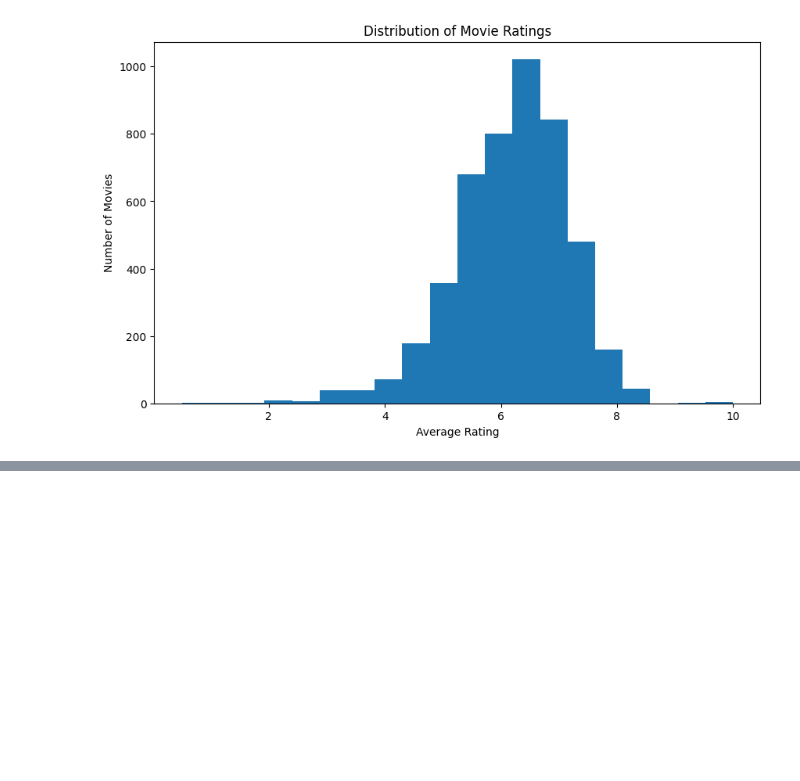
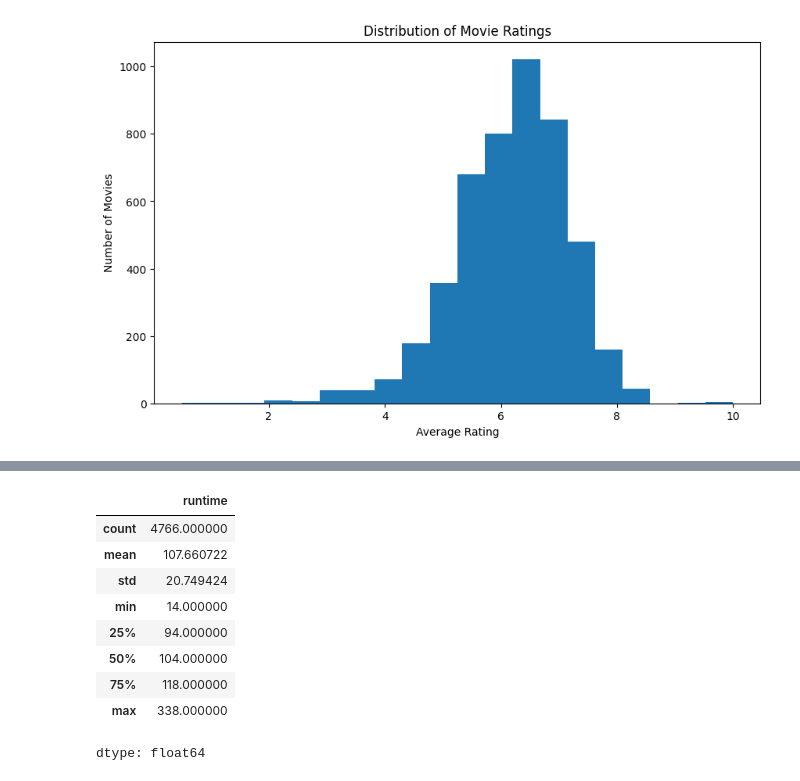
Before and after one commit to fajsef9/Movie-EDA, a Jupyter notebook: Movie_eda.ipynb, the cells around one changed output, grey strips where cells are left out. Cells and saved outputs as stored; diff of their text form; code cells hidden in the pictures; blank space fills up the shorter version.

```diff
--- a/Movie_eda.ipynb
+++ b/Movie_eda.ipynb
@@ -584,0 +619,13 @@ plt.show()
+# %%
+movie_data["runtime"].describe()
+# %% [output]
+|  | runtime |
+| count | 4766.000000 |
+| mean | 107.660722 |
+| std | 20.749424 |
+| min | 14.000000 |
+| 25% | 94.000000 |
+| 50% | 104.000000 |
+| 75% | 118.000000 |
+| max | 338.000000 |
+dtype: float64
```
Also changed, not shown: parts of 13 cells of this notebook.
